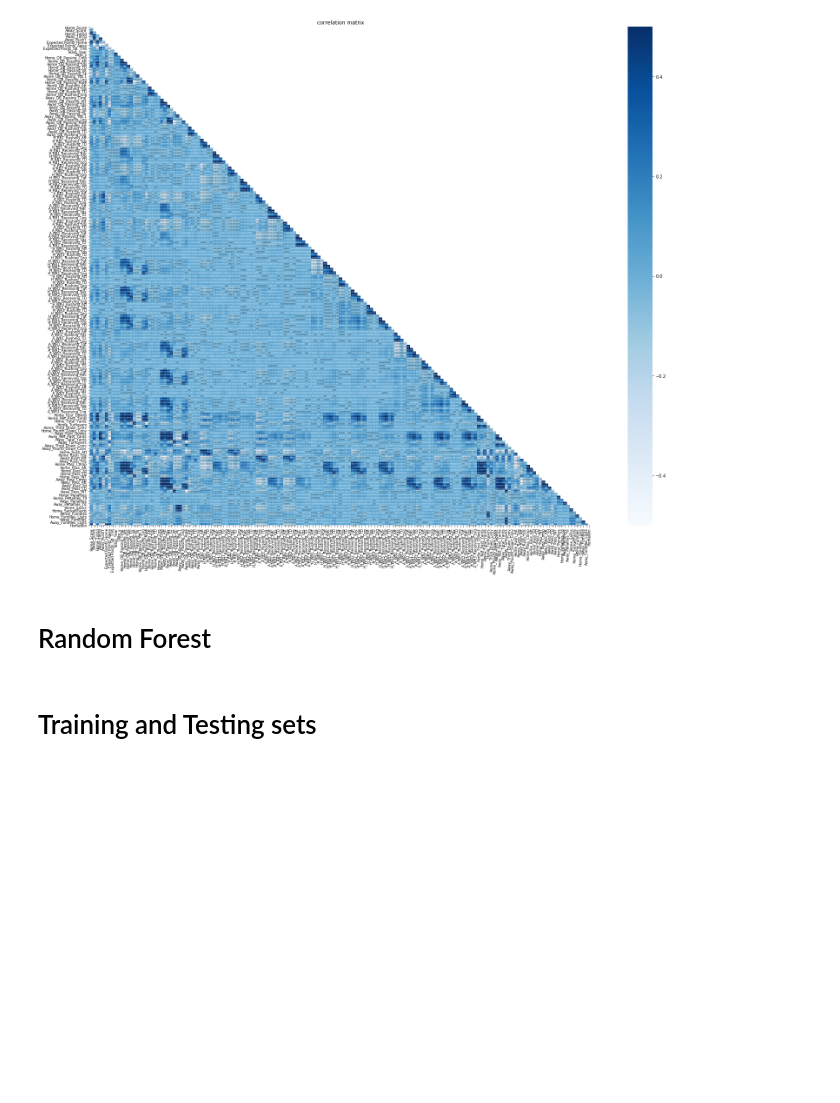
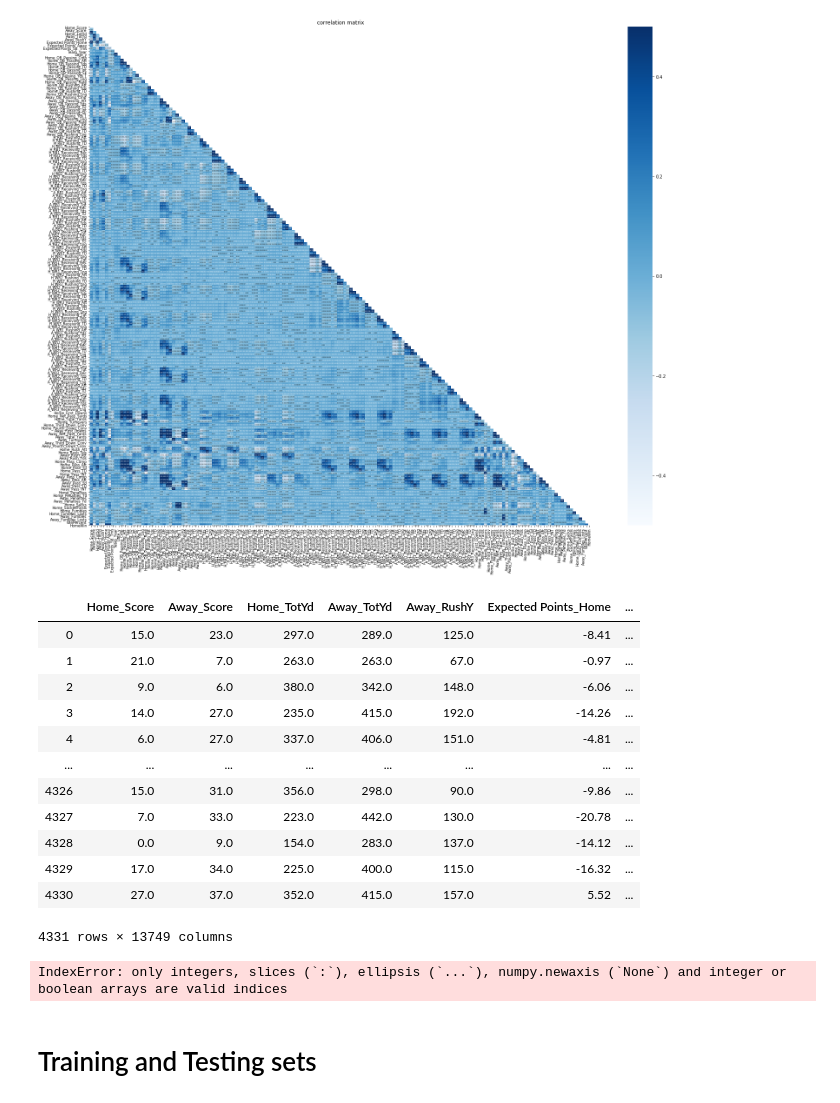
Before and after one commit to jmurray305/Swami, a Jupyter notebook: EDA.ipynb, the cells around one changed output. Saved outputs shown, nothing was run; the diff lists cells and outputs as text; code cells hidden in the pictures; blank space fills up the shorter version.

```diff
--- a/EDA.ipynb
+++ b/EDA.ipynb
@@ -37,6 +37,17 @@ def win(s):
         return True
     else:
         return False
+
+def win_percent(s):
+    x = s['Home_Record'].split('-')
+    w = int(x[0])
+    l = int(x[1])
+    if w == 0:
+        return 0.0
+    elif w > 0 and l == 0:
+        return 100
+    else:
+        return (w/l)
 # %%
 master02_10 = pd.read_csv('./data/MASTER2002_2010.csv',index_col='Unnamed: 0')
 master10_20 = pd.read_csv('./data/MASTER2010_2020.csv',index_col='Unnamed: 0')
@@ -49,6 +60,10 @@ master['HomeOrAway'] = master['HomeOrAway'].astype(str)
 master = master[~master.HomeOrAway.str.contains('@')]
 master.drop(['PlayersURL','VegasLink','GetBoxScoreURL','Weather','BOXSCORE', 'HomeOrAway','Links'], axis=1, inplace=True)
 master = master.reset_index(drop=True)
+# %%
+master= master[master['Home_Record'].notna()]
+# %%
+master['WinPercent'] = master.apply(lambda row: win_percent(row), axis=1)
 # %%
 #breaking out lists/columns from spread and overunder
 favorite = []
@@ -305,5 +321,3 @@ plt.tight_layout()
 plt.savefig("large_corr_matrix.png", dpi=300)
 # %% [output]
 [figure]
-# %% [markdown]
-# Random Forest
@@ -310,8 +327,27 @@ plt.savefig("large_corr_matrix.png", dpi=300)
 # %%
 #one-hot encode the data using pd get_dummies
 from sklearn.preprocessing import MinMaxScaler
+from sklearn.model_selection import train_test_split
 features = pd.get_dummies(master)
-features['HomeWin'] = features['HomeWin'] * 1
+features
+# %% [output]
+|  | Home_Score | Away_Score | Home_TotYd | Away_TotYd | Away_RushY | Expected Points_Home | ... |
+| 0 | 15.0 | 23.0 | 297.0 | 289.0 | 125.0 | -8.41 | ... |
+| 1 | 21.0 | 7.0 | 263.0 | 263.0 | 67.0 | -0.97 | ... |
+| 2 | 9.0 | 6.0 | 380.0 | 342.0 | 148.0 | -6.06 | ... |
+| 3 | 14.0 | 27.0 | 235.0 | 415.0 | 192.0 | -14.26 | ... |
+| 4 | 6.0 | 27.0 | 337.0 | 406.0 | 151.0 | -4.81 | ... |
+| ... | ... | ... | ... | ... | ... | ... | ... |
+| 4326 | 15.0 | 31.0 | 356.0 | 298.0 | 90.0 | -9.86 | ... |
+| 4327 | 7.0 | 33.0 | 223.0 | 442.0 | 130.0 | -20.78 | ... |
+| 4328 | 0.0 | 9.0 | 154.0 | 283.0 | 137.0 | -14.12 | ... |
+| 4329 | 17.0 | 34.0 | 225.0 | 400.0 | 115.0 | -16.32 | ... |
+| 4330 | 27.0 | 37.0 | 352.0 | 415.0 | 157.0 | 5.52 | ... |
+4331 rows × 13749 columns
+# %%
+features['HomeWin']
+# %% [output]
+IndexError: only integers, slices (`:`), ellipsis (`...`), numpy.newaxis (`None`) and integer or boolean arrays are valid indices
 # %%
 # predict labels after we turn them in to an np.array
 labels= np.array(features['HomeWin'])
```
Also changed, not shown: parts of 4 cells of this notebook.
